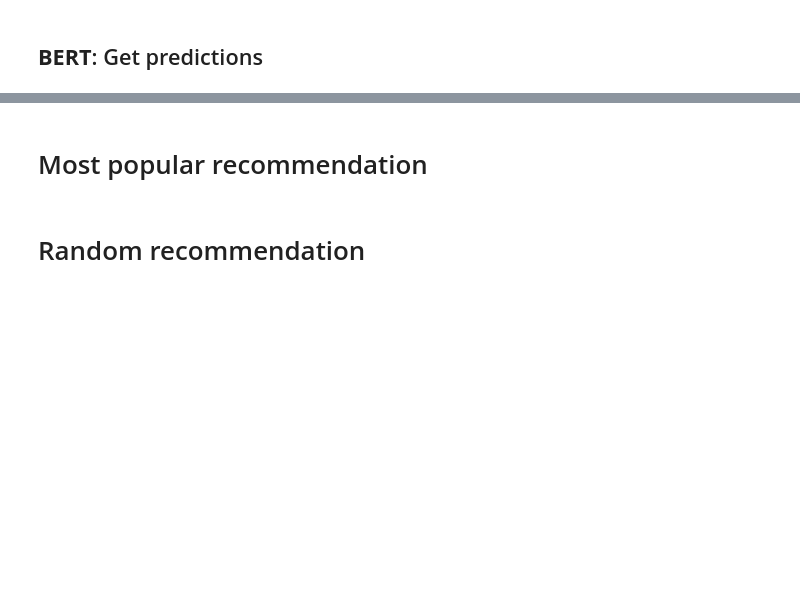
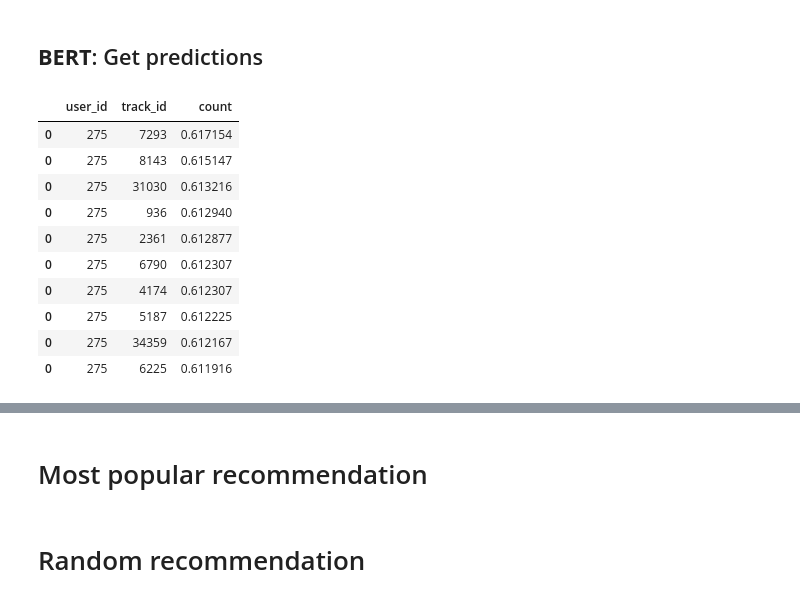
Before and after one commit to Katrin-Leberfinger/Hybrid-gender-debiased-music-recommendation, a Jupyter notebook: AI_MasterThesis_Recommendations_LFM2b.ipynb, the cells around one changed output, grey strips where cells are left out. Cells and saved outputs as stored; diff of their text form; code cells hidden in the pictures; blank space fills up the shorter version.

```diff
--- a/AI_MasterThesis_Recommendations_LFM2b.ipynb
+++ b/AI_MasterThesis_Recommendations_LFM2b.ipynb
@@ -629,6 +596,7 @@ def get_feature_vector(model, inputs, batch_size):
 # %%
 predictions = {}
 res = pd.DataFrame(columns = ['user_id', 'track_id', 'count'])
+dataset_test= LFM2bDataset(data_interaction_test,tokenizer,item_text_embeddings_size, text_col,  item2pos, user2id)
 dataloader_test=DataLoader(dataset=dataset_test,batch_size=128)
 
 model.eval()
@@ -645,7 +613,8 @@ for data in dataloader_test:
       curr_users_batch =data['user_id'].to(device)
 
       # model inputs
-      inputs = [curr_items_ids_batch.to(device).type(torch.LongTensor), curr_items_batch.type(torch.LongTensor), curr_users_batch.type(torch.LongTensor), curr_attentions_batch.type(torch.LongTensor)]
+     # inputs = [curr_items_ids_batch.to(device).type(torch.LongTensor), curr_items_batch.type(torch.LongTensor), curr_users_batch.type(torch.LongTensor), curr_attentions_batch.type(torch.LongTensor)]
+      inputs = [ curr_items_batch.type(torch.LongTensor), curr_users_batch.type(torch.LongTensor), curr_attentions_batch.type(torch.LongTensor)]
 
 
       with torch.no_grad():
@@ -675,5 +644,17 @@ for data in dataloader_test:
       #   feature_vectors[pos2item[curr_items_ids_batch]] = []
       # feature_vectors[pos2item[curr_items_ids_batch]].append(feature_vector)
 # %%
-res[res.user_id == 25679].sort_values('count', ascending = False).head(10)
+res[res.user_id == 275].sort_values('count', ascending = False).head(10)
+# %% [output]
+|  | user_id | track_id | count |
+| 0 | 275 | 7293 | 0.617154 |
+| 0 | 275 | 8143 | 0.615147 |
+| 0 | 275 | 31030 | 0.613216 |
+| 0 | 275 | 936 | 0.612940 |
+| 0 | 275 | 2361 | 0.612877 |
+| 0 | 275 | 6790 | 0.612307 |
+| 0 | 275 | 4174 | 0.612307 |
+| 0 | 275 | 5187 | 0.612225 |
+| 0 | 275 | 34359 | 0.612167 |
+| 0 | 275 | 6225 | 0.611916 |
 # %%
```
Also changed, not shown: parts of 21 cells of this notebook.
